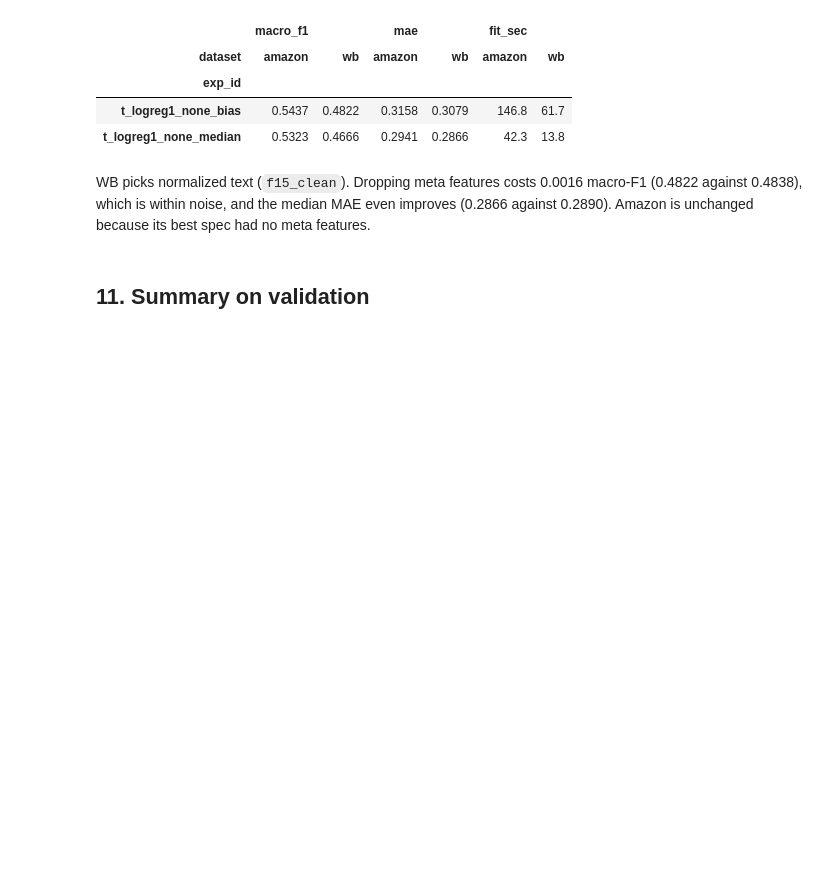
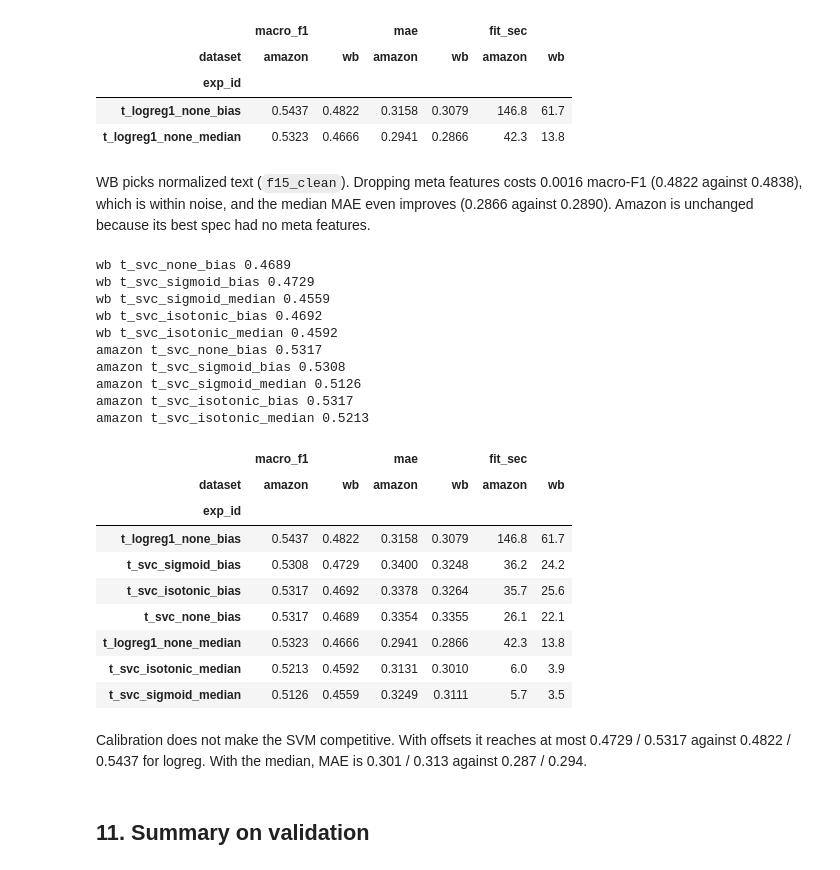
Before and after one commit to ChervovNikita/hse_ai_course_work, a Jupyter notebook: experiments/part_a/part_a.ipynb, the cells around one changed output. Saved outputs shown, nothing was run; the diff lists cells and outputs as text; code cells hidden in the pictures; blank space fills up the shorter version.

```diff
--- a/experiments/part_a/part_a.ipynb
+++ b/experiments/part_a/part_a.ipynb
@@ -275,6 +276,9 @@ class NBLogReg(base.BaseEstimator):
 MODELS = {
     'logreg': lambda **p: linear_model.LogisticRegression(max_iter=1000, **p),
     'linsvc': svm.LinearSVC,
+    # Linear SVM with margins mapped to probabilities on 3 internal folds.
+    'linsvc_cal': lambda C, method: calibration.CalibratedClassifierCV(
+        svm.LinearSVC(C=C), method=method, cv=3),
     'sgd': lambda **p: linear_model.SGDClassifier(random_state=SEED, **p),
     'ridge_clf': linear_model.RidgeClassifier,
     'cnb': naive_bayes.ComplementNB,
@@ -950,6 +954,48 @@ run('text_only', [
 | t_logreg1_none_median | 0.5323 | 0.4666 | 0.2941 | 0.2866 | 42.3 | 13.8 |
 # %% [markdown]
 WB picks normalized text (`f15_clean`). Dropping meta features costs 0.0016 macro-F1 (0.4822 against 0.4838), which is within noise, and the median MAE even improves (0.2866 against 0.2890). Amazon is unchanged because its best spec had no meta features.
+# %%
+SVC_RAW = {'name': 'linsvc', 'C': 0.03}
+SVC_CAL = {method: {'name': 'linsvc_cal', 'C': 0.03, 'method': method}
+           for method in ['sigmoid', 'isotonic']}
+
+run('text_only', [
+    # Linear SVM on raw margins with offsets.
+    exp('t_svc_none_bias', TEXT_BEST, SVC_RAW, **NONE_BIAS),
+    # Platt-calibrated SVM with offsets.
+    exp('t_svc_sigmoid_bias', TEXT_BEST, SVC_CAL['sigmoid'], **NONE_BIAS),
+    # Platt-calibrated SVM, median for MAE.
+    exp('t_svc_sigmoid_median', TEXT_BEST, SVC_CAL['sigmoid'], 'none',
+        decode='median'),
+    # Isotonic-calibrated SVM with offsets.
+    exp('t_svc_isotonic_bias', TEXT_BEST, SVC_CAL['isotonic'], **NONE_BIAS),
+    # Isotonic-calibrated SVM, median for MAE.
+    exp('t_svc_isotonic_median', TEXT_BEST, SVC_CAL['isotonic'], 'none',
+        decode='median'),
+])
+# %% [output]
+wb t_svc_none_bias 0.4689
+wb t_svc_sigmoid_bias 0.4729
+wb t_svc_sigmoid_median 0.4559
+wb t_svc_isotonic_bias 0.4692
+wb t_svc_isotonic_median 0.4592
+amazon t_svc_none_bias 0.5317
+amazon t_svc_sigmoid_bias 0.5308
+amazon t_svc_sigmoid_median 0.5126
+amazon t_svc_isotonic_bias 0.5317
+amazon t_svc_isotonic_median 0.5213
+|  | macro_f1 |  | mae |  | fit_sec |  |
+| dataset | amazon | wb | amazon | wb | amazon | wb |
+| exp_id |  |  |  |  |  |  |
+| t_logreg1_none_bias | 0.5437 | 0.4822 | 0.3158 | 0.3079 | 146.8 | 61.7 |
+| t_svc_sigmoid_bias | 0.5308 | 0.4729 | 0.3400 | 0.3248 | 36.2 | 24.2 |
+| t_svc_isotonic_bias | 0.5317 | 0.4692 | 0.3378 | 0.3264 | 35.7 | 25.6 |
+| t_svc_none_bias | 0.5317 | 0.4689 | 0.3354 | 0.3355 | 26.1 | 22.1 |
+| t_logreg1_none_median | 0.5323 | 0.4666 | 0.2941 | 0.2866 | 42.3 | 13.8 |
+| t_svc_isotonic_median | 0.5213 | 0.4592 | 0.3131 | 0.3010 | 6.0 | 3.9 |
+| t_svc_sigmoid_median | 0.5126 | 0.4559 | 0.3249 | 0.3111 | 5.7 | 3.5 |
+# %% [markdown]
+Calibration does not make the SVM competitive. With offsets it reaches at most 0.4729 / 0.5317 against 0.4822 / 0.5437 for logreg. With the median, MAE is 0.301 / 0.313 against 0.287 / 0.294.
 # %% [markdown]
 ## 11. Summary on validation
 # %%
```
Also changed, not shown: parts of 1 cell of this notebook, 8 other files.
